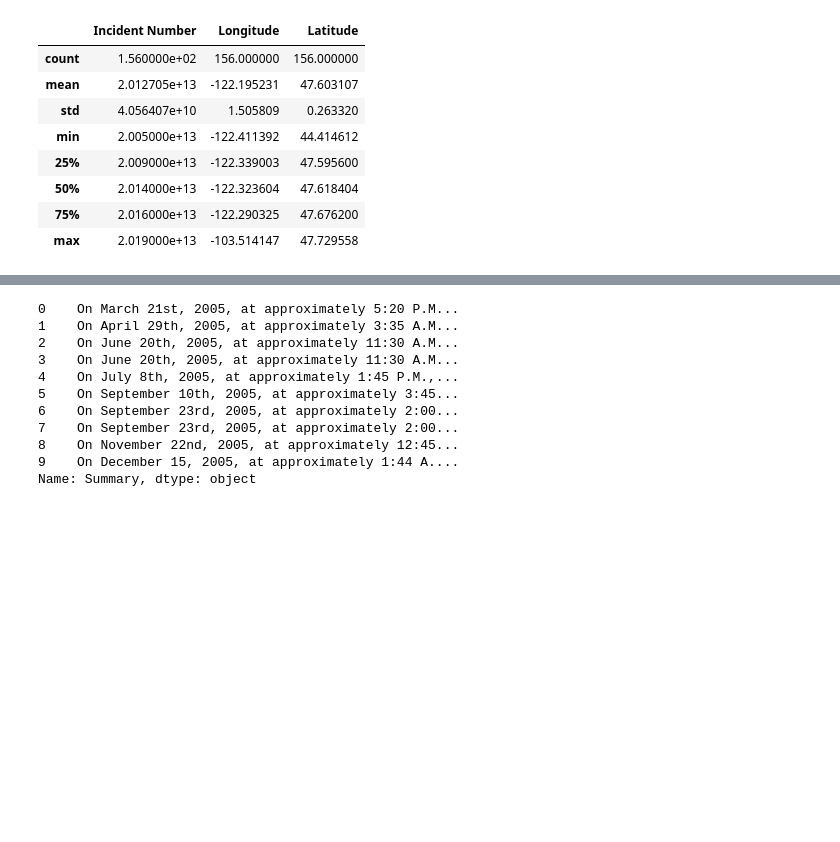
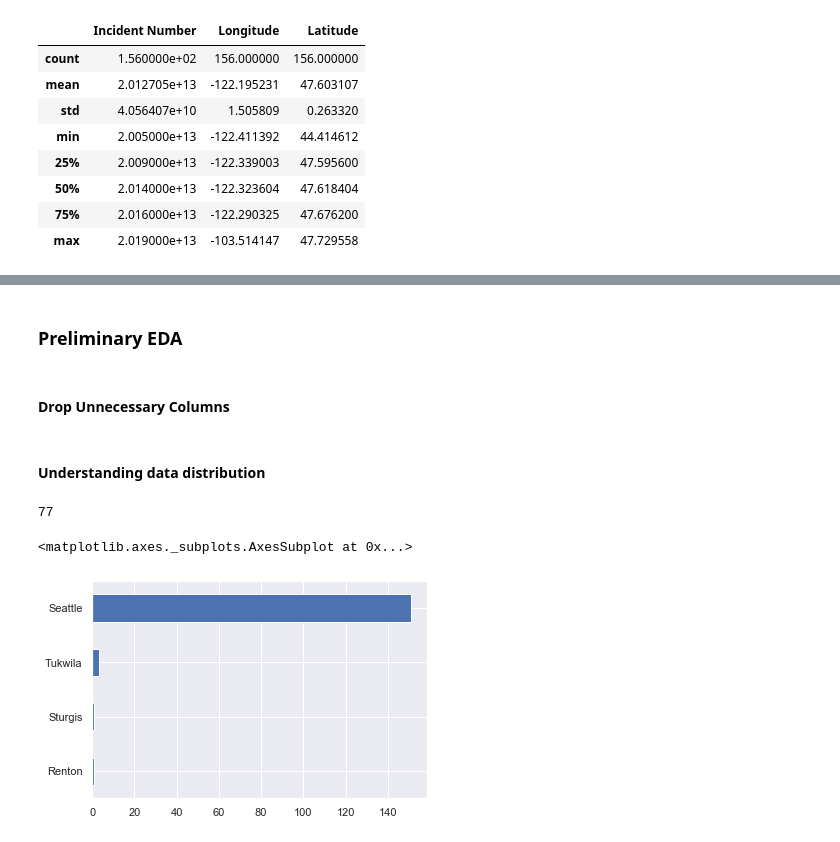
Before and after one commit to michelle14lee/Microsoft-X-PiE-Text-Analytics-Datathon-2020, a Jupyter notebook: EDA.ipynb, the cells around one changed output, grey strips where cells are left out. Saved outputs shown, nothing was run; the diff lists cells and outputs as text; code cells hidden in the pictures; blank space fills up the shorter version.

Commit message:
Updated EDA notebook with graphs

```diff
--- a/EDA.ipynb
+++ b/EDA.ipynb
@@ -168,14 +153,17 @@ data.corr()
-# %%
-data['Summary'].head(10)
-# %% [output]
-0    On March 21st, 2005, at approximately 5:20 P.M...
-1    On April 29th, 2005, at approximately 3:35 A.M...
-2    On June 20th, 2005, at approximately 11:30 A.M...
-3    On June 20th, 2005, at approximately 11:30 A.M...
-4    On July 8th, 2005, at approximately 1:45 P.M.,...
-5    On September 10th, 2005, at approximately 3:45...
-6    On September 23rd, 2005, at approximately 2:00...
-7    On September 23rd, 2005, at approximately 2:00...
-8    On November 22nd, 2005, at approximately 12:45...
-9    On December 15, 2005, at approximately 1:44 A....
-Name: Summary, dtype: object
+# %% [markdown]
+### Preliminary EDA
+# %% [markdown]
+#### Drop Unnecessary Columns
+# %%
+data.drop(['FRB #'], axis=1, inplace=True)
+# %% [markdown]
+#### Understanding data distribution
+# %%
+data['Incident Number'].nunique()
+# %% [output]
+77
+# %%
+data.City.value_counts().sort_values().plot(kind='barh')
+# %% [output]
+<matplotlib.axes._subplots.AxesSubplot at 0x...>
+[figure, added]
```
Also changed, not shown: parts of 24 cells of this notebook.
